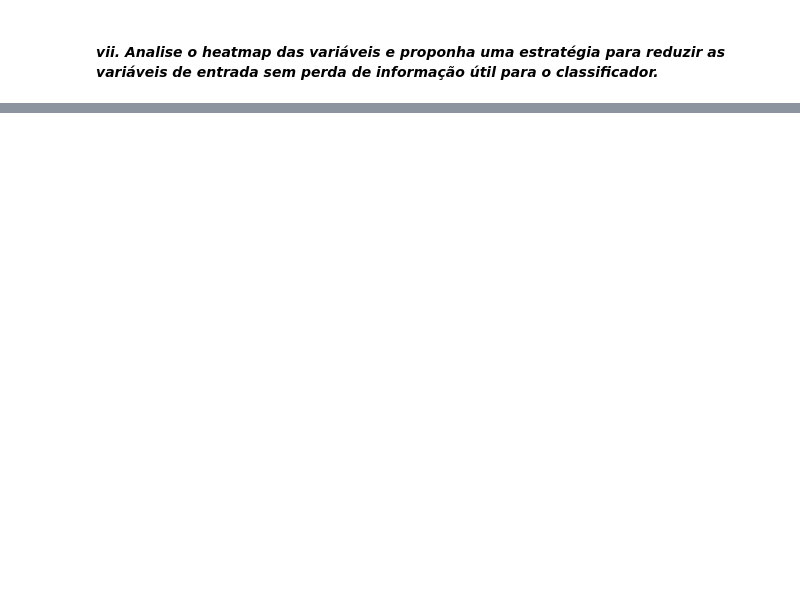
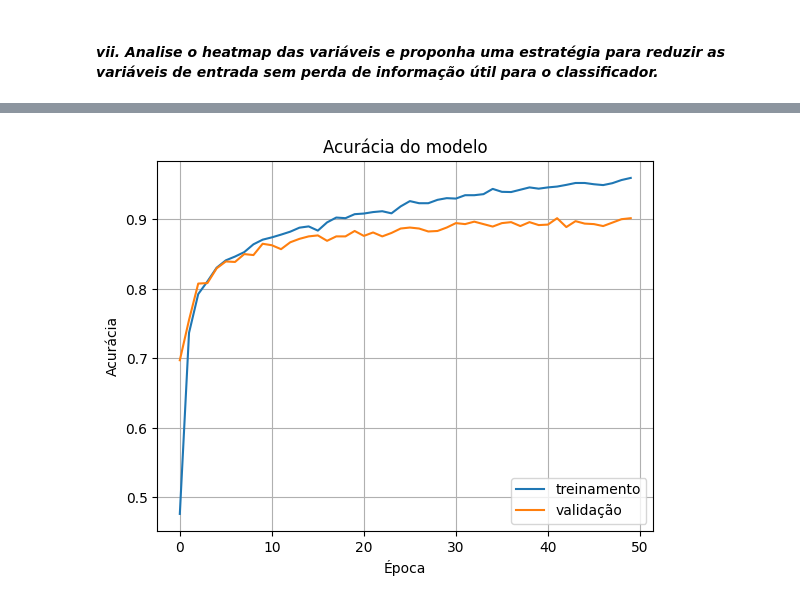
Before and after one commit to fbaltor/et-287, a Jupyter notebook: project_3/project_3.ipynb, the cells around one changed output, grey strips where cells are left out. Cells and saved outputs as stored; diff of their text form; code cells hidden in the pictures; blank space fills up the shorter version.

```diff
--- a/project_3/project_3.ipynb
+++ b/project_3/project_3.ipynb
@@ -428,0 +452,5 @@ Value at (Pixels_Areas, 'Sum_of_Luminosity') fulfills the condition.
+# %%
+from sklearn.model_selection import train_test_split
+
+train_fraction = 0.7
+X_train, X_test, Y_train, Y_test = train_test_split(X, Y, test_size = (1 - train_fraction), shuffle = True)
@@ -428,0 +461,20 @@ Value at (Pixels_Areas, 'Sum_of_Luminosity') fulfills the condition.
+# %%
+from tensorflow import keras
+from keras.models import Sequential
+from keras.layers import Flatten
+from keras.layers import Dense
+from keras.optimizers import Adam
+
+keras.backend.clear_session()
+model = Sequential()
+model.add(Dense(64, input_dim = X_train.width, activation='relu')),
+model.add(Dense(32, activation='relu')),
+model.add(Dense(16, activation='relu')),
+model.add(Dense(Y_train.width, activation='softmax'))
+# %%
+optimizer = Adam()
+model.compile(optimizer=optimizer,
+              loss='categorical_crossentropy',
+              metrics=['accuracy'])
+# %%
+history = model.fit(X_train, Y_train, epochs = 50, batch_size = 32, validation_data = (X_test, Y_test))
@@ -428,0 +499,11 @@ Value at (Pixels_Areas, 'Sum_of_Luminosity') fulfills the condition.
+# %%
+plt.plot(history.history['accuracy'])
+plt.plot(history.history['val_accuracy'])
+plt.title('Acurácia do modelo')
+plt.ylabel('Acurácia')
+plt.xlabel('Época')
+plt.legend(['treinamento', 'validação'], loc='lower right')
+plt.grid()
+plt.show()
+# %% [output]
+[figure, added]
```
Also changed, not shown: parts of 43 cells of this notebook, 3 other files.
